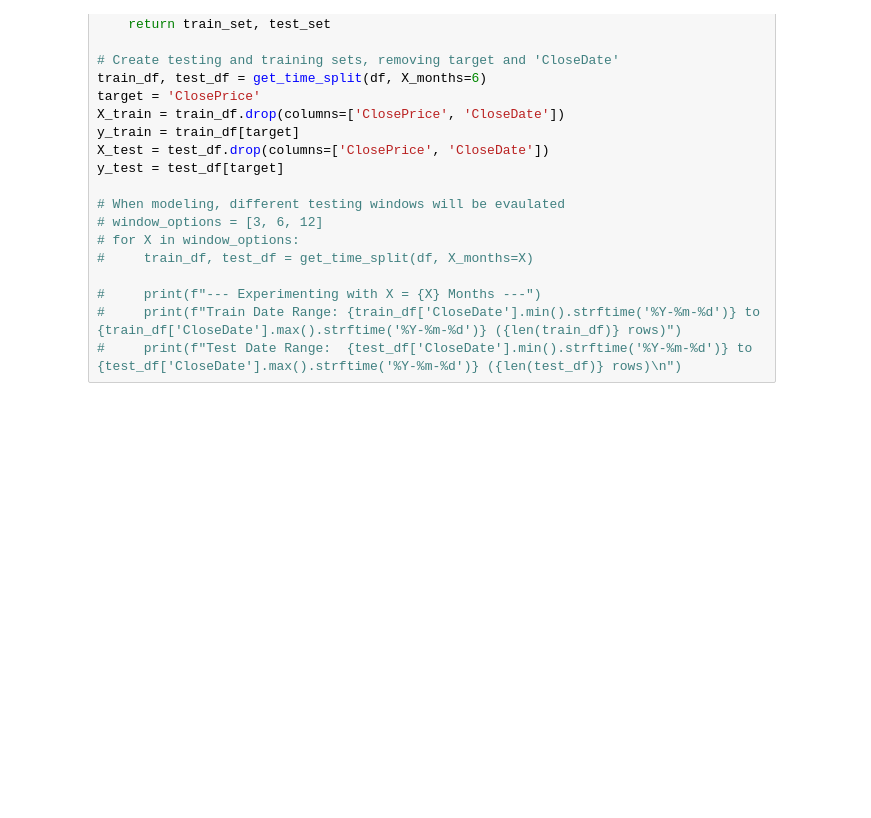
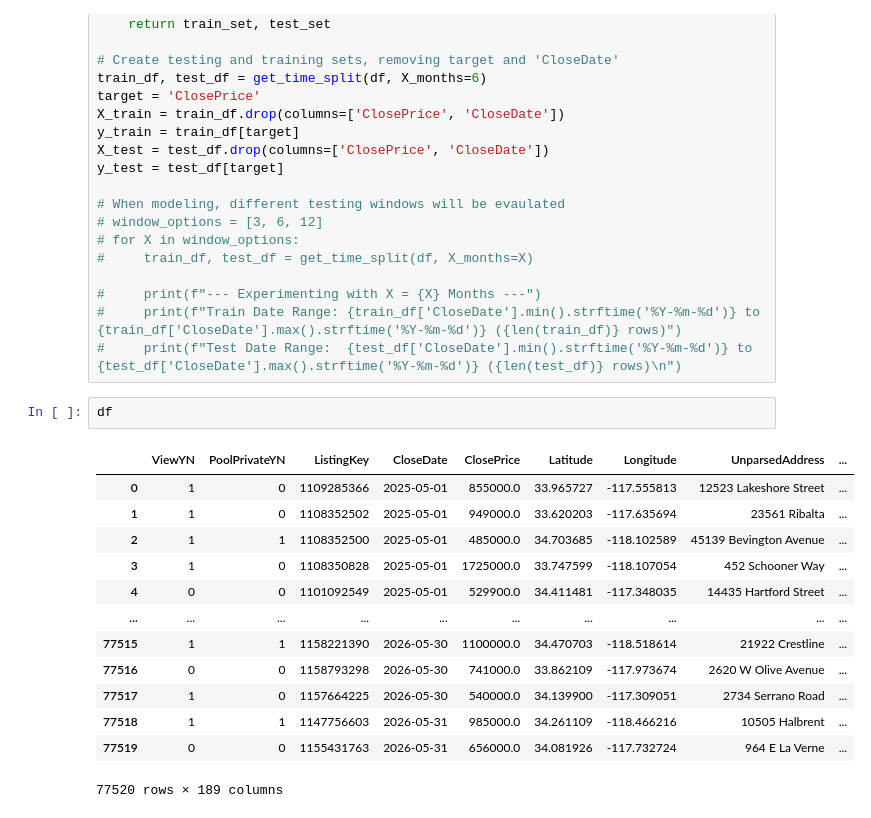
Before and after one commit to lychin24/IDX-Data-Science, a Jupyter notebook: week3/02_preprocessing.ipynb, the cells around one changed output. Drawn from its saved outputs; the diff is of its cells as text; blank space fills up the shorter version.

```diff
--- a/week3/02_preprocessing.ipynb
+++ b/week3/02_preprocessing.ipynb
@@ -293,3 +312,19 @@ y_test = test_df[target]
 #     print(f"--- Experimenting with X = {X} Months ---")
 #     print(f"Train Date Range: {train_df['CloseDate'].min().strftime('%Y-%m-%d')} to {train_df['CloseDate'].max().strftime('%Y-%m-%d')} ({len(train_df)} rows)")
 #     print(f"Test Date Range:  {test_df['CloseDate'].min().strftime('%Y-%m-%d')} to {test_df['CloseDate'].max().strftime('%Y-%m-%d')} ({len(test_df)} rows)\n")
+# %%
+df
+# %% [output]
+|  | ViewYN | PoolPrivateYN | ListingKey | CloseDate | ClosePrice | Latitude | Longitude | UnparsedAddress | ... |
+| 0 | 1 | 0 | 1109285366 | 2025-05-01 | 855000.0 | 33.965727 | -117.555813 | 12523 Lakeshore Street | ... |
+| 1 | 1 | 0 | 1108352502 | 2025-05-01 | 949000.0 | 33.620203 | -117.635694 | 23561 Ribalta | ... |
+| 2 | 1 | 1 | 1108352500 | 2025-05-01 | 485000.0 | 34.703685 | -118.102589 | 45139 Bevington Avenue | ... |
+| 3 | 1 | 0 | 1108350828 | 2025-05-01 | 1725000.0 | 33.747599 | -118.107054 | 452 Schooner Way | ... |
+| 4 | 0 | 0 | 1101092549 | 2025-05-01 | 529900.0 | 34.411481 | -117.348035 | 14435 Hartford Street | ... |
+| ... | ... | ... | ... | ... | ... | ... | ... | ... | ... |
+| 77515 | 1 | 1 | 1158221390 | 2026-05-30 | 1100000.0 | 34.470703 | -118.518614 | 21922 Crestline | ... |
+| 77516 | 0 | 0 | 1158793298 | 2026-05-30 | 741000.0 | 33.862109 | -117.973674 | 2620 W Olive Avenue | ... |
+| 77517 | 1 | 0 | 1157664225 | 2026-05-30 | 540000.0 | 34.139900 | -117.309051 | 2734 Serrano Road | ... |
+| 77518 | 1 | 1 | 1147756603 | 2026-05-31 | 985000.0 | 34.261109 | -118.466216 | 10505 Halbrent | ... |
+| 77519 | 0 | 0 | 1155431763 | 2026-05-31 | 656000.0 | 34.081926 | -117.732724 | 964 E La Verne | ... |
+77520 rows × 189 columns
```
Also changed, not shown: parts of 11 cells of this notebook, 1 other file.
